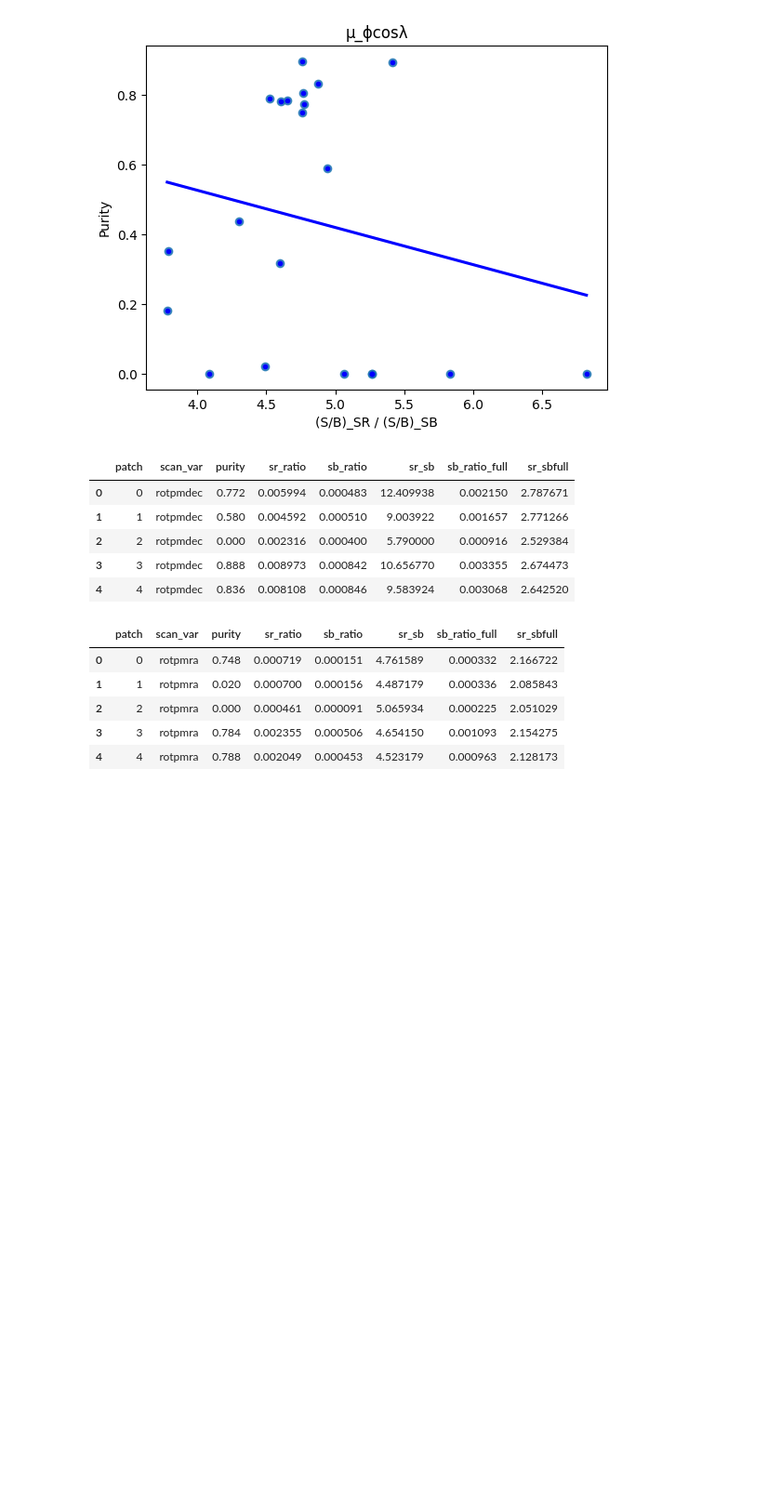
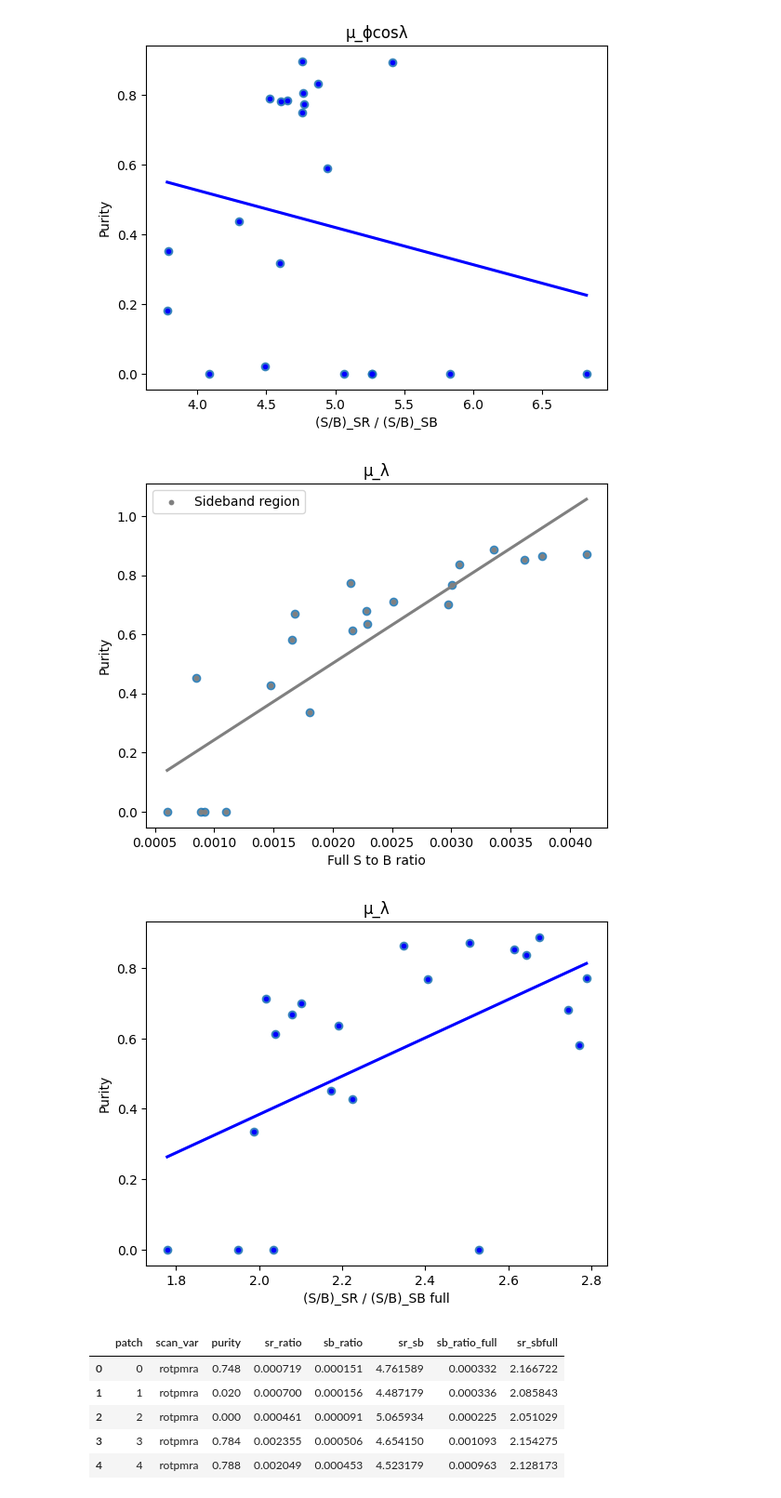
Before and after one commit to alindell0/cwola-summer, a Jupyter notebook: notebooks/promising_analysis.ipynb, the cells around one changed output. Shown at 93% size. Saved outputs shown, nothing was run; the diff lists cells and outputs as text; code cells hidden in the pictures; blank space fills up the shorter version.

Commit message:
Add analysis plots with full sideband ratio

```diff
--- a/notebooks/promising_analysis.ipynb
+++ b/notebooks/promising_analysis.ipynb
@@ -384,12 +384,3 @@ data_dec = pd.DataFrame({
   'sb_ratio_full': ratios_sideband_full,
   'sr_sbfull': np.array(ratios_signal)/np.array(ratios_sideband_full)
   })
-
-data_dec.head()
-# %% [output]
-|  | patch | scan_var | purity | sr_ratio | sb_ratio | sr_sb | sb_ratio_full | sr_sbfull |
-| 0 | 0 | rotpmdec | 0.772 | 0.005994 | 0.000483 | 12.409938 | 0.002150 | 2.787671 |
-| 1 | 1 | rotpmdec | 0.580 | 0.004592 | 0.000510 | 9.003922 | 0.001657 | 2.771266 |
-| 2 | 2 | rotpmdec | 0.000 | 0.002316 | 0.000400 | 5.790000 | 0.000916 | 2.529384 |
-| 3 | 3 | rotpmdec | 0.888 | 0.008973 | 0.000842 | 10.656770 | 0.003355 | 2.674473 |
-| 4 | 4 | rotpmdec | 0.836 | 0.008108 | 0.000846 | 9.583924 | 0.003068 | 2.642520 |
@@ -396,3 +389,25 @@ data_dec.head()
+# %%
+sns.regplot(x=ratios_sideband_full, y=purities, line_kws={"color": "grey"}, ci=None)
+
+plt.scatter(ratios_sideband_full, purities, color='grey', label='Sideband region', s=10)
+plt.xlabel('Full S to B ratio')
+plt.ylabel('Purity')
+plt.title('μ_λ')
+plt.legend()
+plt.show()
+
+
+ratio_sr_sb_ratio_full = np.array(ratios_signal)/np.array(ratios_sideband_full)
+sns.regplot(x=ratio_sr_sb_ratio_full, y=purities, line_kws={"color": "blue"}, ci=None)
+
+plt.scatter(ratio_sr_sb_ratio_full, purities, color='blue', s=10)
+plt.xlabel('(S/B)_SR / (S/B)_SB full')
+plt.ylabel('Purity')
+plt.title('μ_λ')
+plt.show()
+# %% [output]
+[figure, added]
+[figure, added]
 # %%
 scan_var = 'rotpmra'
 
```
Also changed, not shown: parts of 2 cells of this notebook.
